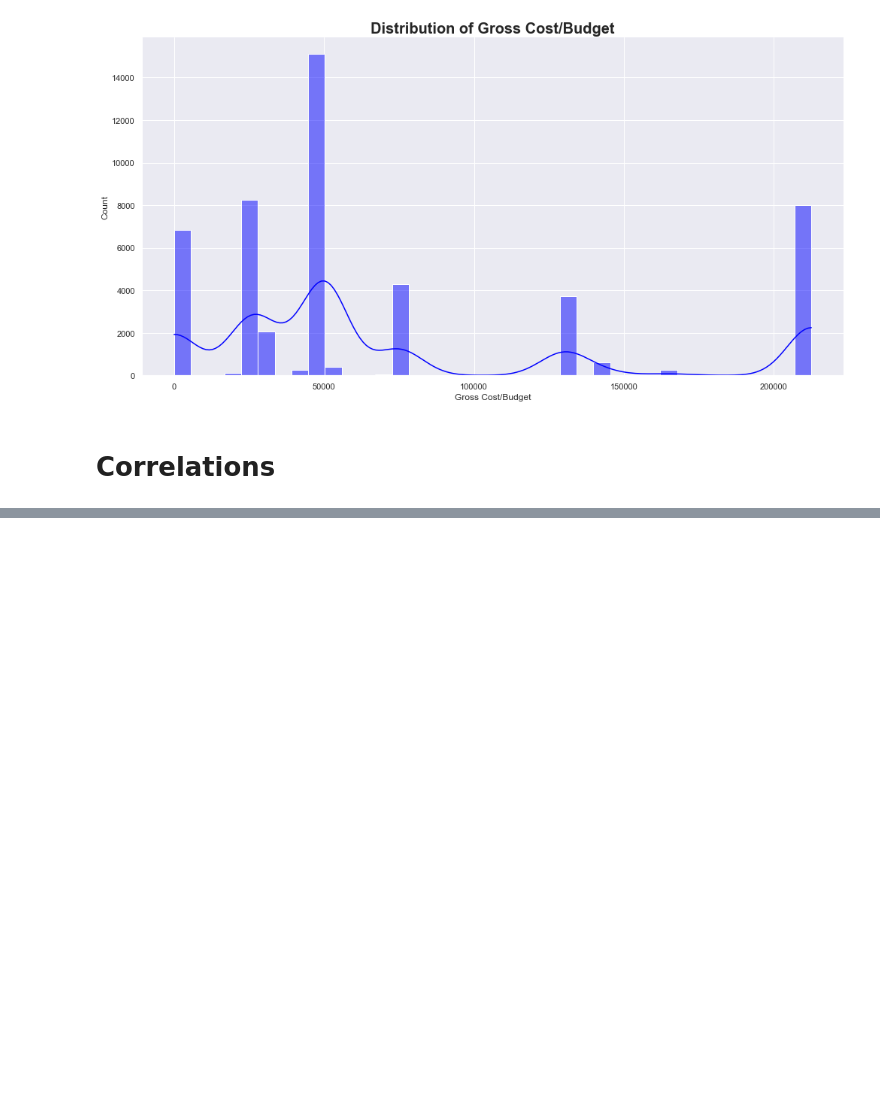
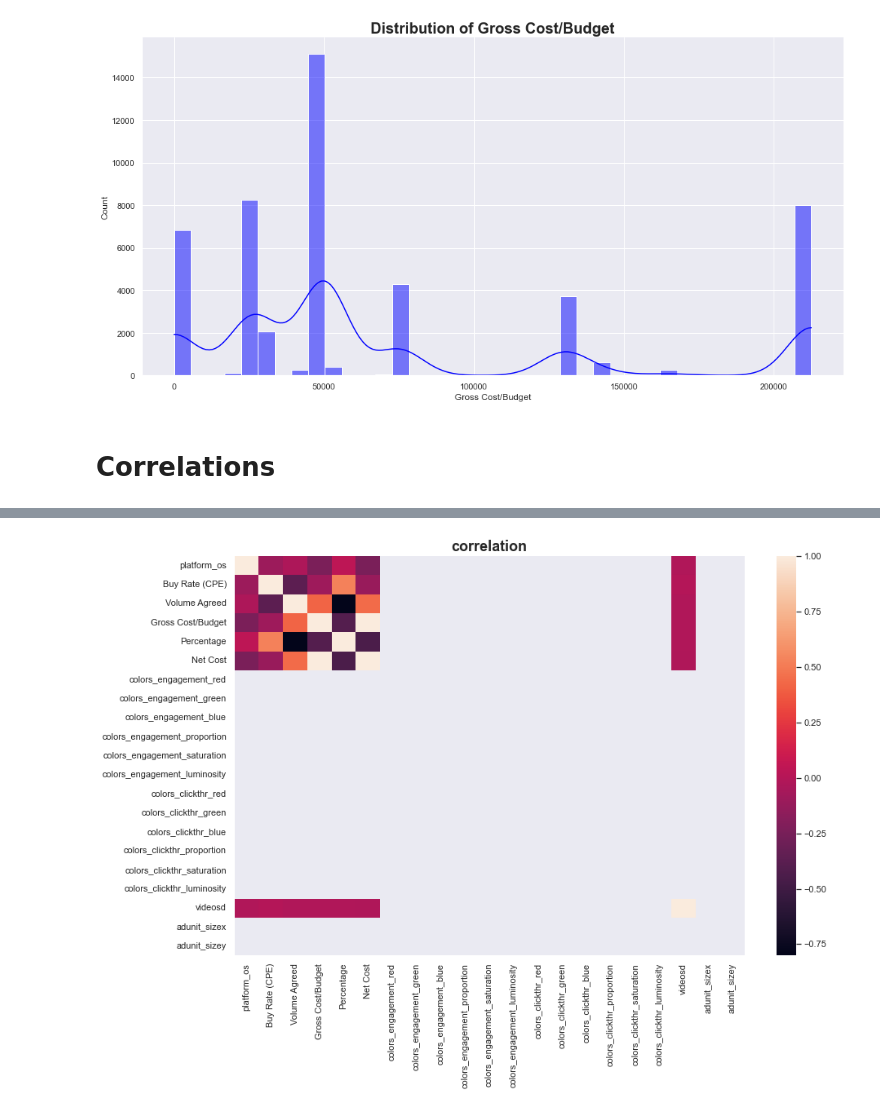
Before and after one commit to abel-blue/data-science-challenge, a Jupyter notebook: notebooks/data_exploration.ipynb, the cells around one changed output, grey strips where cells are left out. Cells and saved outputs as stored; diff of their text form; code cells hidden in the pictures; blank space fills up the shorter version.

```diff
--- a/notebooks/data_exploration.ipynb
+++ b/notebooks/data_exploration.ipynb
@@ -343,0 +354,4 @@ fig = exploration.plot_hist(df,'Gross Cost/Budget','blue')
+# %%
+exploration.plot_heatmap_from_correlation(df.corr(), "correlation")
+# %% [output]
+[figure, added]
```
Also changed, not shown: parts of 3 cells of this notebook.
